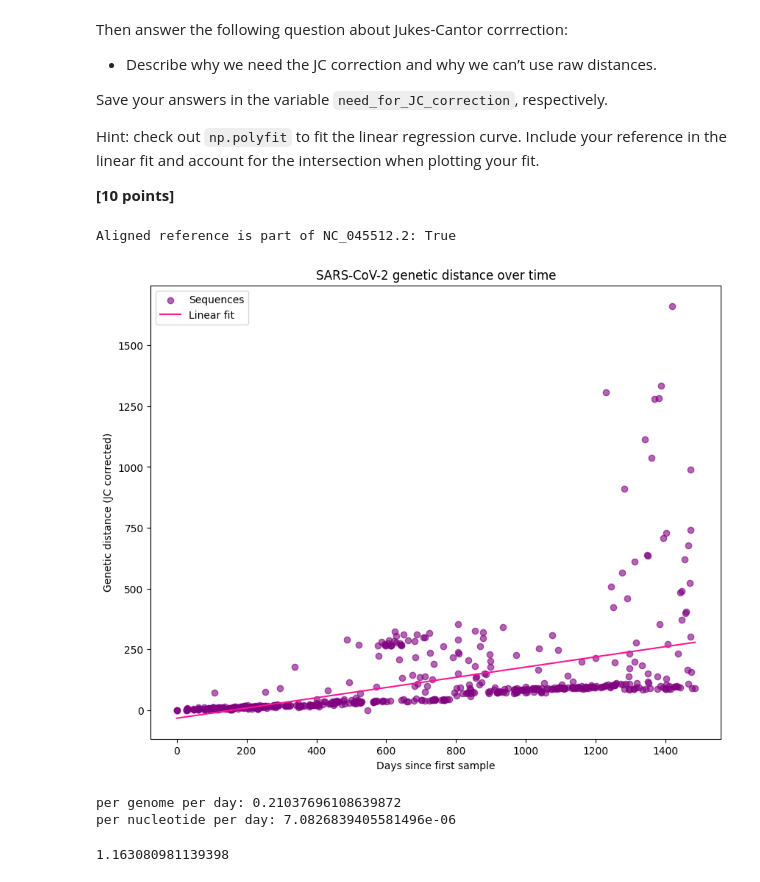
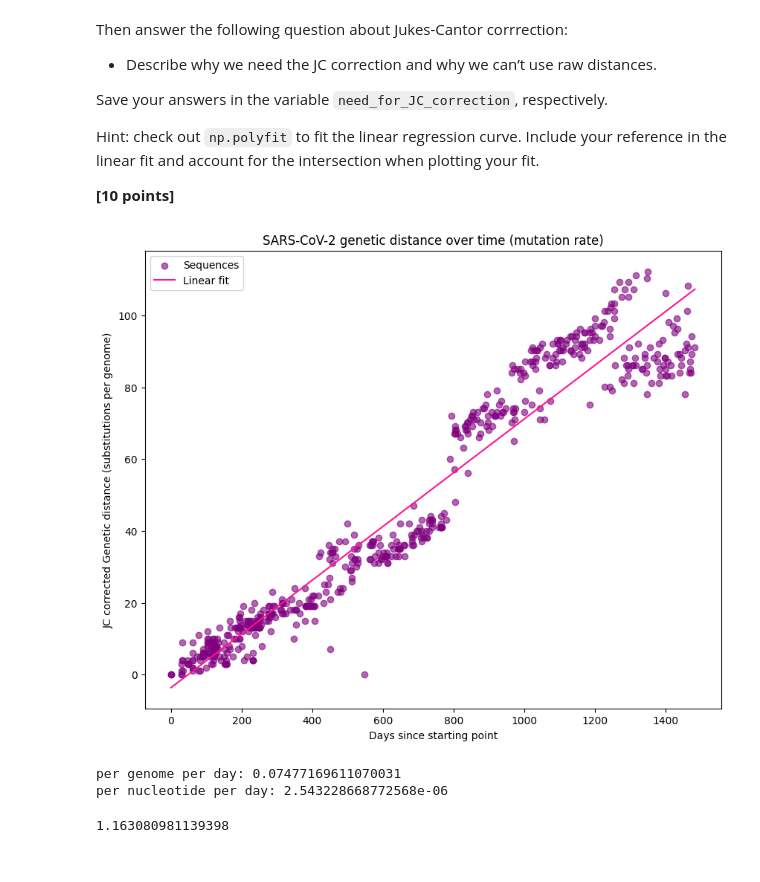
Before and after one commit to riannapat06-del/assign_viral_evo, a Jupyter notebook: viral_evo_workbook.ipynb, the cells around one changed output. Drawn from its saved outputs; the diff is of its cells as text; code cells hidden in the pictures.

```diff
--- a/viral_evo_workbook.ipynb
+++ b/viral_evo_workbook.ipynb
@@ -81,6 +81,7 @@ records = list(SeqIO.parse("data/p1-sars-cov-2-variants.fasta", "fasta"))
 # %%
 seq = []
 dates = []
+ids = []
 
 for record in records:
     parts = record.description.split("|")
@@ -88,15 +89,13 @@ for record in records:
 
     seq.append(str(record.seq))
     dates.append(date)
+    ids.append(parts[0])
 # %%
 ref_date = dates[dates.index(min(dates))]
-ref_seq = seq[dates.index(min(dates))]
+# ref_seq = seq[ids.index("NC_045512.2")]
+# Using ncbi sequence not from fasta file
+ncbi_seq = str(ncbi_reference.seq).upper()
+ref_seq = ncbi_seq
-# %%
-aligned_ref = ref_seq.replace("-", "").upper()
-ncbi_seq = str(ncbi_reference.seq).upper()
-print("Aligned reference is part of NC_045512.2:", aligned_ref in ncbi_seq)
-# %% [output]
-Aligned reference is part of NC_045512.2: True
 # %%
 days_elapsed = []
 distances = []
@@ -110,27 +109,40 @@ for i in range(0, len(seq)):
 # %%
 import matplotlib.pyplot as plt
 
 # fit straight line: distance = slope * days + intercept
 slope, intercept = np.polyfit(days_elapsed, distances, 1)
 
-# mutation rates, ignore gaps
-genome_length = len(ref_seq.replace("-", ""))
-sars_cov_2_per_genome_per_day = slope
-sars_cov_2_per_nt_per_day = slope / genome_length
+# average number of comparable sites (positions where both sequences are A/C/G/T,
+# so gaps and Ns are excluded)
+total_sites = 0
+for s in seq:
+    count = 0
+    for i in range(len(ref_seq)):
+        base_ref = ref_seq[i].upper()
+        base_seq = s[i].upper()
+        if base_ref in "ACGT" and base_seq in "ACGT":
+            count = count + 1
+    total_sites = total_sites + count
+
+genome_length = total_sites / len(seq)
+
+# mutation rates
+per_genome_rate = slope
+per_nt_rate = slope / genome_length
 
 # plot
 line_x = np.linspace(0, max(days_elapsed), 100)
 line_y = slope * line_x + intercept
 
 plt.figure(figsize=(10, 8))
 plt.scatter(days_elapsed, distances, alpha=0.6, color="purple", label="Sequences")
 plt.plot(line_x, line_y, color="deeppink", label="Linear fit")
-plt.xlabel("Days since first sample")
-plt.ylabel("Genetic distance (JC corrected)")
-plt.title("SARS-CoV-2 genetic distance over time")
+plt.xlabel("Days since starting point")
+plt.ylabel("JC corrected Genetic distance (substitutions per genome)")
+plt.title("SARS-CoV-2 genetic distance over time (mutation rate)")
 plt.legend()
 
 plt.savefig("problem1.svg")
 plt.show()
 # %% [output]
-[figure, old version]
+[figure, new version]
@@ -138,6 +153,6 @@ plt.show()
 print("per genome per day:", sars_cov_2_per_genome_per_day)
 print("per nucleotide per day:", sars_cov_2_per_nt_per_day)
 # %% [output]
-per genome per day: 0.21037696108639872
-per nucleotide per day: 7.0826839405581496e-06
+per genome per day: 0.07477169611070031
+per nucleotide per day: 2.543228668772568e-06
 # %%
```
Also changed, not shown: parts of 20 cells of this notebook, 6 other files.
